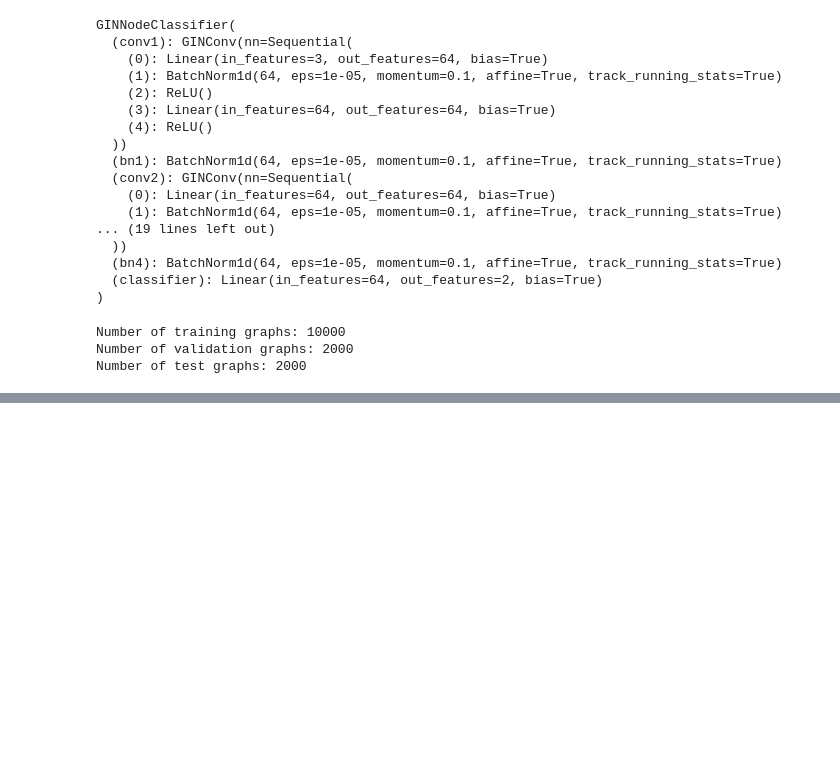
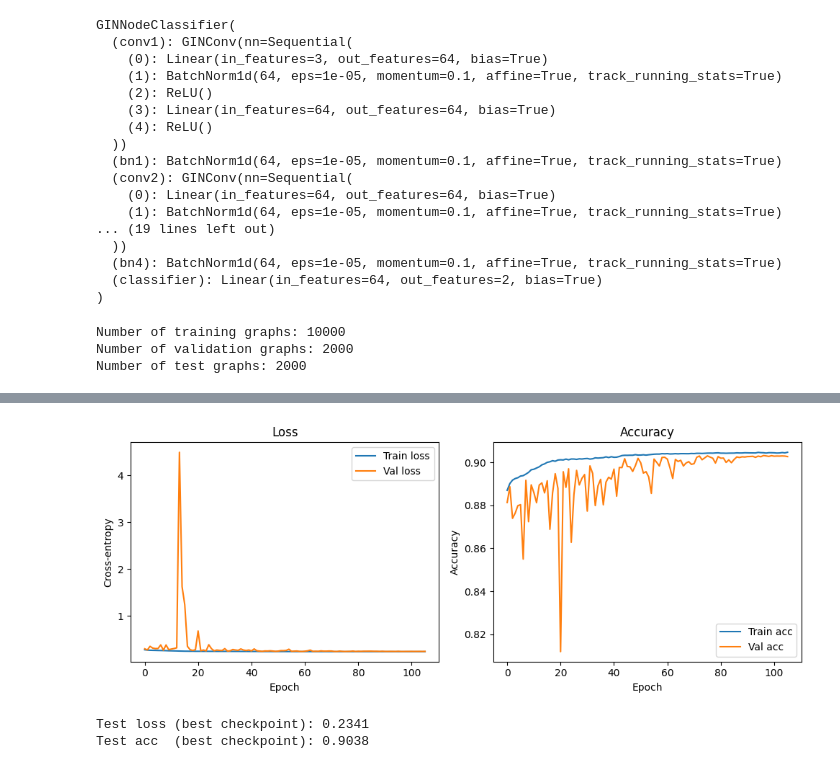
Before and after one commit to CruelMarco/bcosgnn, a Jupyter notebook: shaique_updates/codes/node_classification/pattern_node_classification.ipynb, the cells around one changed output, grey strips where cells are left out. Drawn from its saved outputs; the diff is of its cells as text; code cells hidden in the pictures; blank space fills up the shorter version.

```diff
--- a/shaique_updates/codes/node_classification/pattern_node_classification.ipynb
+++ b/shaique_updates/codes/node_classification/pattern_node_classification.ipynb
@@ -164,7 +164,6 @@ scheduler = torch.optim.lr_scheduler.ReduceLROnPlateau(
     factor=lr_factor,
     patience=10,
     min_lr=min_lr,
-    verbose=True,
  )
 
 def _epoch_metrics(logits: torch.Tensor, y: torch.Tensor) -> tuple[float, float]:
@@ -289,3 +288,4 @@ model.load_state_dict(best_state)
 test_loss, test_acc = eval_loader(test_loader)
 print(f"Test loss (best checkpoint): {test_loss:.4f}")
 print(f"Test acc  (best checkpoint): {test_acc:.4f}")
+# %% [output]
@@ -291,0 +309,3 @@ print(f"Test acc  (best checkpoint): {test_acc:.4f}")
+[figure, added]
+Test loss (best checkpoint): 0.2341
+Test acc  (best checkpoint): 0.9038
```
Also changed, not shown: parts of 1 cell of this notebook.
